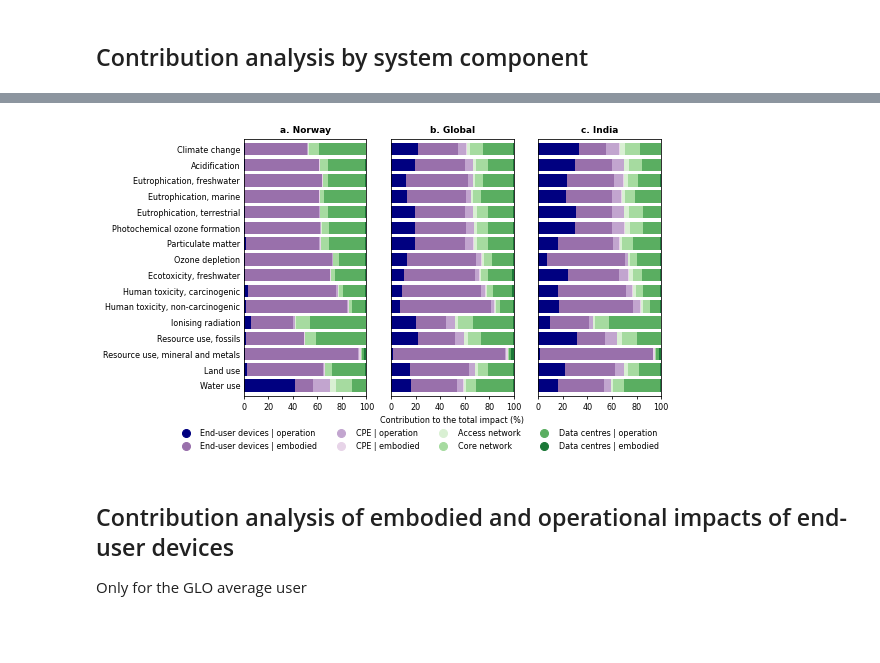
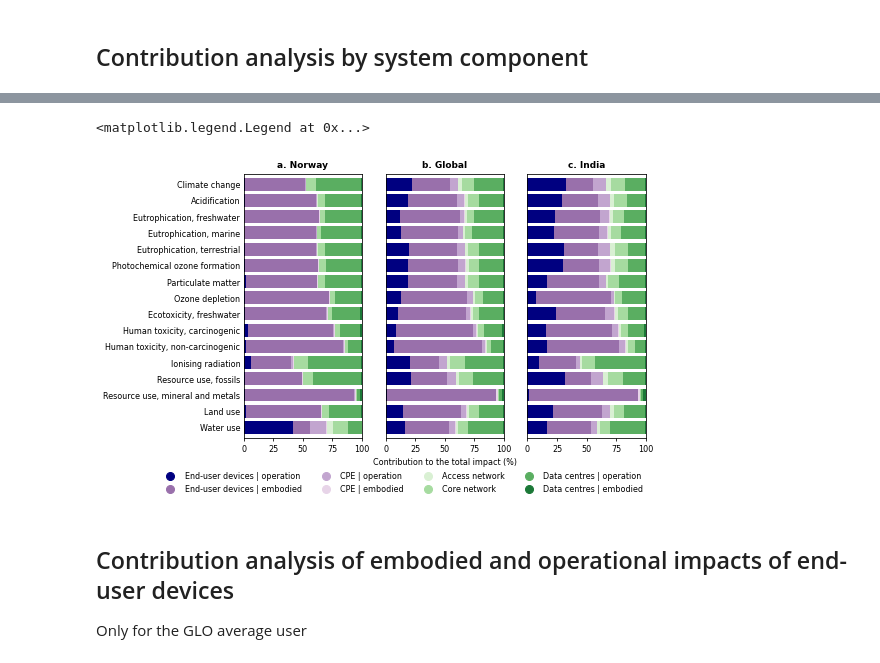
Before and after one commit to robyistrate/internet-environmental-footprint, a Jupyter notebook: notebooks/02_LCA_results_analysis.ipynb, the cells around one changed output, grey strips where cells are left out. Cells and saved outputs as stored; diff of their text form; code cells hidden in the pictures; blank space fills up the shorter version.

```diff
--- a/notebooks/02_LCA_results_analysis.ipynb
+++ b/notebooks/02_LCA_results_analysis.ipynb
@@ -135,7 +127,7 @@ Run functions to perform LCIA and contribution analysis
 # %% [markdown]
 # LCA of digital content consumption
 # %%
-EF_LCIA_current = lcia_per_user_and_loc(USERS, LOCATIONS, DigitalContent_db, EF_METHODS)
+EF_LCIA_current = lcia_per_user_and_loc(USERS, LOCATIONS, DBS['Digital content'], EF_METHODS)
 EF_PB_current = impacts_contribution_to_PBs(USERS, LOCATIONS, EF_LCIA_current, EF_PB_LIMITS['EF3.0_2020'])
 # %% [markdown]
 ## Carbon footprint
@@ -263,7 +359,7 @@ locations_CA = ['NO', 'GLO', 'IN']
 # %%
 CA_system_medium_CH_GLO_IN = {}
 for loc in locations_CA:
-    activity = [ds for ds in bw.Database(DigitalContent_db) if 'medium technology user' in ds['name'] and ds['location'] == loc][0]
+    activity = [ds for ds in bw.Database(DBS['Digital content']) if 'medium technology user' in ds['name'] and ds['location'] == loc][0]
     system_contributions = internet_system_contributions(activity, EF_METHODS, activity_amount=1)
     CA_system_medium_CH_GLO_IN[loc] = system_contributions
 # %%
@@ -293,49 +389,45 @@ width=0.8
 #system_color = ['#762a83', '#9970ab', '#c2a5cf', '#e7d4e8', '#d9f0d3', '#a6dba0', '#5aae61', '#1b7837']
 system_color = ['#b35806', '#e08214', '#fdb863', '#fee0b6', '#d8daeb', '#b2abd2', '#8073ac', '#542788']
 system_color = ['navy', '#9970ab', '#c2a5cf', '#e7d4e8', '#d9f0d3', '#a6dba0', '#5aae61', '#1b7837']
-fig, axs = plt.subplots(1, 3, figsize=(sciplot.length_fig(2), sciplot.height_fig()*0.5), sharey=True)
+fig, axs = plt.subplots(1, 3, figsize=(fig_length[2], fig_height*0.5), sharey=True)
 
 count_ax = 0
 for loc in locations_CA:
     ds_plot = pd.DataFrame(CA_system_medium_CH_GLO_IN[loc])
     ds_plot = (ds_plot.T * 100 / ds_plot.T.sum()).T
 
-    ds_plot.plot.barh(ax=axs[count_ax], stacked=True, width=width, fontsize=sciplot.fontsize_axs(), color=system_color, legend=False, zorder=2)
+    ds_plot.plot.barh(ax=axs[count_ax], stacked=True, width=width, fontsize=fontsize_axs, lw=spineline_width, color=system_color, legend=False, zorder=2)
     axs[count_ax].invert_yaxis()
 
-    axs[count_ax].tick_params(axis='y', which='major', direction='in', length=0, labelsize=sciplot.fontsize_axs())
-    axs[count_ax].tick_params(axis='x', which='major', direction='out', length=3, labelsize=sciplot.fontsize_axs())
+    axs[count_ax].tick_params(axis='y', which='major', direction='in', length=0, labelsize=fontsize_axs)
+    axs[count_ax].tick_params(axis='x', which='major', direction='out', length=3, labelsize=fontsize_axs)
 
     axs[count_ax].set_xlim(0, 100)
 
     count_ax += 1
 
-axs[1].set_xlabel('Contribution to the total impact (%)', fontsize=sciplot.fontsize_label())
+axs[1].set_xlabel('Contribution to the total impact (%)', fontsize=fontsize_label)
 
-axs[0].set_title('a. Norway', fontweight='bold', loc='center', fontsize=sciplot.fontsize_title())
-axs[1].set_title('b. Global', fontweight='bold', loc='center', fontsize=sciplot.fontsize_title())
-axs[2].set_title('c. India', fontweight='bold', loc='center', fontsize=sciplot.fontsize_title())
-
-#axs[1].annotate('', xy=(-1, 1.08), xycoords='axes fraction', xytext=(2, 1.08),
- #           arrowprops=dict(arrowstyle="<-", color='black', lw=2))
-#axs[1].text(0.5, 0.97, "Carbon footprint of the electricity mix", ha="center", va="center",
-#                rotation=0, size=sciplot.fontsize_axs(), transform=fig.transFigure)
+axs[0].set_title('a. Norway', fontweight='bold', loc='center', fontsize=fontsize_title)
+axs[1].set_title('b. Global', fontweight='bold', loc='center', fontsize=fontsize_title)
+axs[2].set_title('c. India', fontweight='bold', loc='center', fontsize=fontsize_title)
 
 patch_1 = Line2D([0], [0], color=system_color[0], label=INTERNET_COMPONENTS[0], ls='None', marker='o', ms=8)
 patch_2 = Line2D([0], [0], color=system_color[1], label=INTERNET_COMPONENTS[1], ls='None', marker='o', ms=8)
 patch_3 = Line2D([0], [0], color=system_color[2], label=INTERNET_COMPONENTS[2], ls='None', marker='o', ms=8)
 patch_4 = Line2D([0], [0], color=system_color[3], label=INTERNET_COMPONENTS[3], ls='None', marker='o', ms=8)
 patch_5 = Line2D([0], [0], color=system_color[4], label=INTERNET_COMPONENTS[4], ls='None', marker='o', ms=8)
 patch_6 = Line2D([0], [0], color=system_color[5], label=INTERNET_COMPONENTS[5], ls='None', marker='o', ms=8)
 patch_7 = Line2D([0], [0], color=system_color[6], label=INTERNET_COMPONENTS[6], ls='None', marker='o', ms=8)
 patch_8 = Line2D([0], [0], color=system_color[7], label=INTERNET_COMPONENTS[7], ls='None', marker='o', ms=8)
 
 axs[1].legend(handles=[patch_1, patch_2, patch_3, patch_4, patch_5, patch_6, patch_7, patch_8],
-              bbox_to_anchor=(2.24,-0.1), ncol=4, frameon=False, edgecolor='black',  facecolor='White', fontsize=sciplot.fontsize_axs())
+              bbox_to_anchor=(2.24,-0.1), ncol=4, frameon=False, edgecolor='black',  facecolor='White', fontsize=fontsize_legend)
 
-plt.savefig('Contribution_system.jpg', dpi=600, bbox_inches='tight')
+#plt.savefig('Contribution_system.jpg', dpi=600, bbox_inches='tight')
 # %% [output]
+<matplotlib.legend.Legend at 0x...>
-[figure, old version]
+[figure, new version]
 # %% [markdown]
 ## Contribution analysis of embodied and operational impacts of end-user devices
 
```
Also changed, not shown: parts of 35 cells of this notebook, 1 other file.
